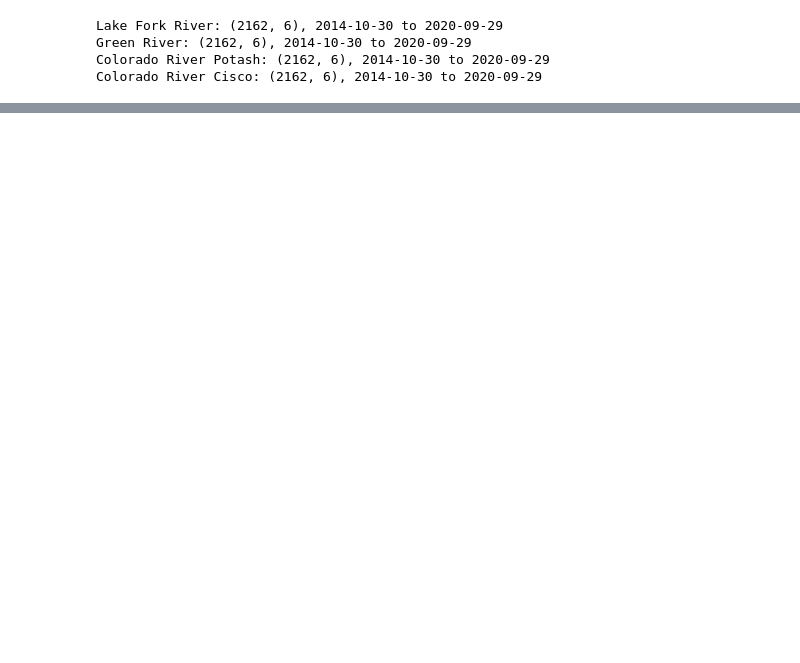
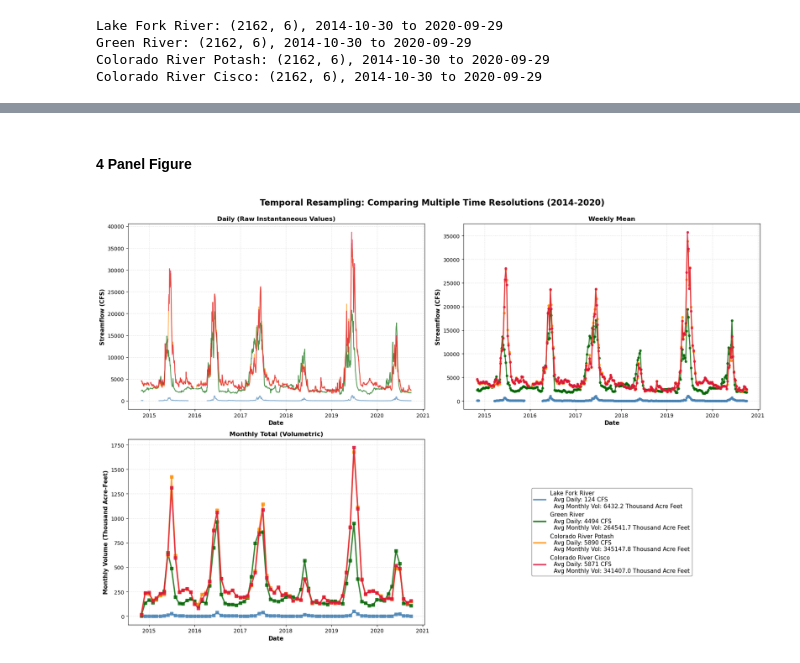
Before and after one commit to magnustveit1/reproducible-streamflow-analysis, a Jupyter notebook: notebooks/task2_streamflow_analysis.ipynb, the cells around one changed output, grey strips where cells are left out. Saved outputs shown, nothing was run; the diff lists cells and outputs as text; code cells hidden in the pictures; blank space fills up the shorter version.

```diff
--- a/notebooks/task2_streamflow_analysis.ipynb
+++ b/notebooks/task2_streamflow_analysis.ipynb
@@ -140,0 +214,13 @@ Colorado River Cisco: (2162, 6), 2014-10-30 to 2020-09-29
+# %%
+print("\nStreamflow Statistics Summary:")
+print("="*80)
+for stream in streams_list:
+    df = data_6yr[stream]
+    print(f"\n{stream}:")
+    print(f"  Mean:      {df['USGS_flow'].mean():>10.2f} CFS")
+    print(f"  Median:    {df['USGS_flow'].median():>10.2f} CFS")
+    print(f"  Std Dev:   {df['USGS_flow'].std():>10.2f} CFS")
+    print(f"  Min:       {df['USGS_flow'].min():>10.2f} CFS")
+    print(f"  Max:       {df['USGS_flow'].max():>10.2f} CFS")
+    print(f"  Range:     {df['USGS_flow'].max() - df['USGS_flow'].min():>10.2f} CFS")
+print("="*80)
@@ -140,0 +289,67 @@ Colorado River Cisco: (2162, 6), 2014-10-30 to 2020-09-29
+# %% [markdown]
+#### 4 Panel Figure
+# %%
+fig, axes = plt.subplots(2, 2, figsize=(18, 12))
+fig.suptitle('Temporal Resampling: Comparing Multiple Time Resolutions (2014-2020)',
+             fontsize=16, fontweight='bold', y=0.995)
+
+streams_list = list(data_6yr.keys())
+colors_dict = {'Lake Fork River': 'steelblue', 'Green River': 'darkgreen',
+               'Colorado River Potash': 'darkorange', 'Colorado River Cisco': 'crimson'}
+
+# ===== PANEL A: Daily (Raw) Data =====
+ax_daily = axes[0, 0]
+for label in streams_list:
+    ax_daily.plot(data_6yr[label].index, data_6yr[label]['USGS_flow'],
+                  label=label, linewidth=1.5, color=colors_dict[label], alpha=0.7)
+ax_daily.set_xlabel('Date', fontsize=11, fontweight='bold')
+ax_daily.set_ylabel('Streamflow (CFS)', fontsize=11, fontweight='bold')
+ax_daily.set_title('Daily (Raw Instantaneous Values)', fontsize=12, fontweight='bold')
+ax_daily.grid(True, alpha=0.3, linestyle='--')
+ax_daily.tick_params(axis='both', labelsize=10)
+
+# ===== PANEL B: Weekly Mean =====
+ax_weekly = axes[0, 1]
+for label in streams_list:
+    ax_weekly.plot(data_weekly[label].index, data_weekly[label]['USGS_flow'],
+                   label=label, linewidth=2, color=colors_dict[label], alpha=0.8, marker='o', markersize=4)
+ax_weekly.set_xlabel('Date', fontsize=11, fontweight='bold')
+ax_weekly.set_ylabel('Streamflow (CFS)', fontsize=11, fontweight='bold')
+ax_weekly.set_title('Weekly Mean', fontsize=12, fontweight='bold')
+ax_weekly.grid(True, alpha=0.3, linestyle='--')
+ax_weekly.tick_params(axis='both', labelsize=10)
+
+# ===== PANEL C: Monthly Volumetric (Total) =====
+ax_monthly = axes[1, 0]
+for label in streams_list:
+    ax_monthly.plot(data_monthly_taf[label].index, data_monthly_taf[label]['USGS_flow'],
+                    label=label, linewidth=2.5, color=colors_dict[label], alpha=0.8, marker='s', markersize=6)
+ax_monthly.set_xlabel('Date', fontsize=11, fontweight='bold')
+ax_monthly.set_ylabel('Monthly Volume (Thousand Acre-Feet)', fontsize=11, fontweight='bold')
+ax_monthly.set_title('Monthly Total (Volumetric)', fontsize=12, fontweight='bold')
+ax_monthly.grid(True, alpha=0.3, linestyle='--')
+ax_monthly.tick_params(axis='both', labelsize=10)
+
+# ===== PANEL D: Legend Only =====
+ax_legend = axes[1, 1]
+ax_legend.axis('off')  # Turn off axis for legend panel
+
+# Create custom legend with stream information
+legend_labels = []
+legend_handles = []
+for label in streams_list:
+    daily_mean = data_6yr[label]['USGS_flow'].mean()
+    monthly_mean_vol = data_monthly_af[label].iloc[:, 0].mean()
+
+    from matplotlib.lines import Line2D
+    legend_line = Line2D([0], [0], color=colors_dict[label], linewidth=3, alpha=0.8)
+    legend_labels.append(f'{label}\n  Avg Daily: {daily_mean:.0f} CFS\n  Avg Monthly Vol: {monthly_mean_vol:.1f} Thousand Acre Feet')
+    legend_handles.append(legend_line)
+
+ax_legend.legend(legend_handles, legend_labels, loc='center', fontsize=11,
+                framealpha=0.95, frameon=True, edgecolor='gray', fancybox=True)
+
+plt.tight_layout()
+plt.show()
+# %% [output]
+[figure, added]
```
Also changed, not shown: parts of 14 cells of this notebook.
